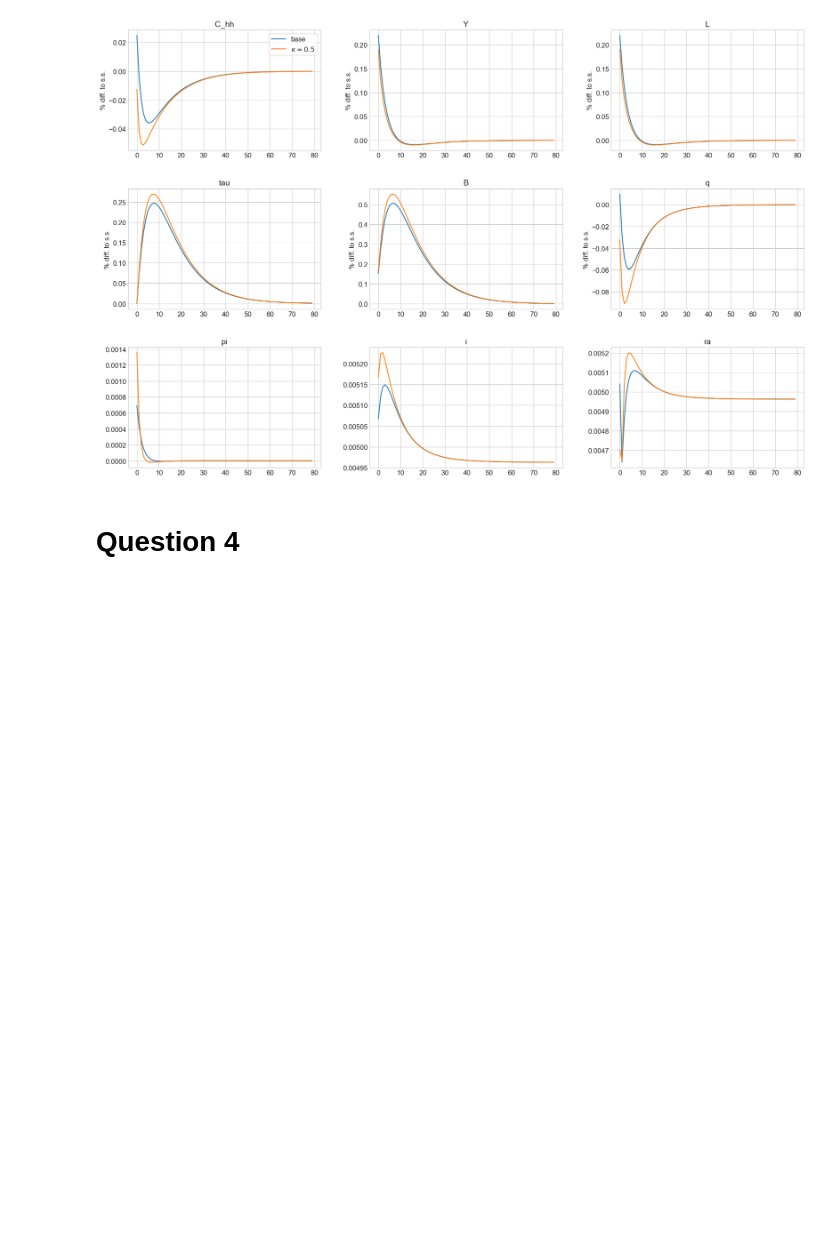
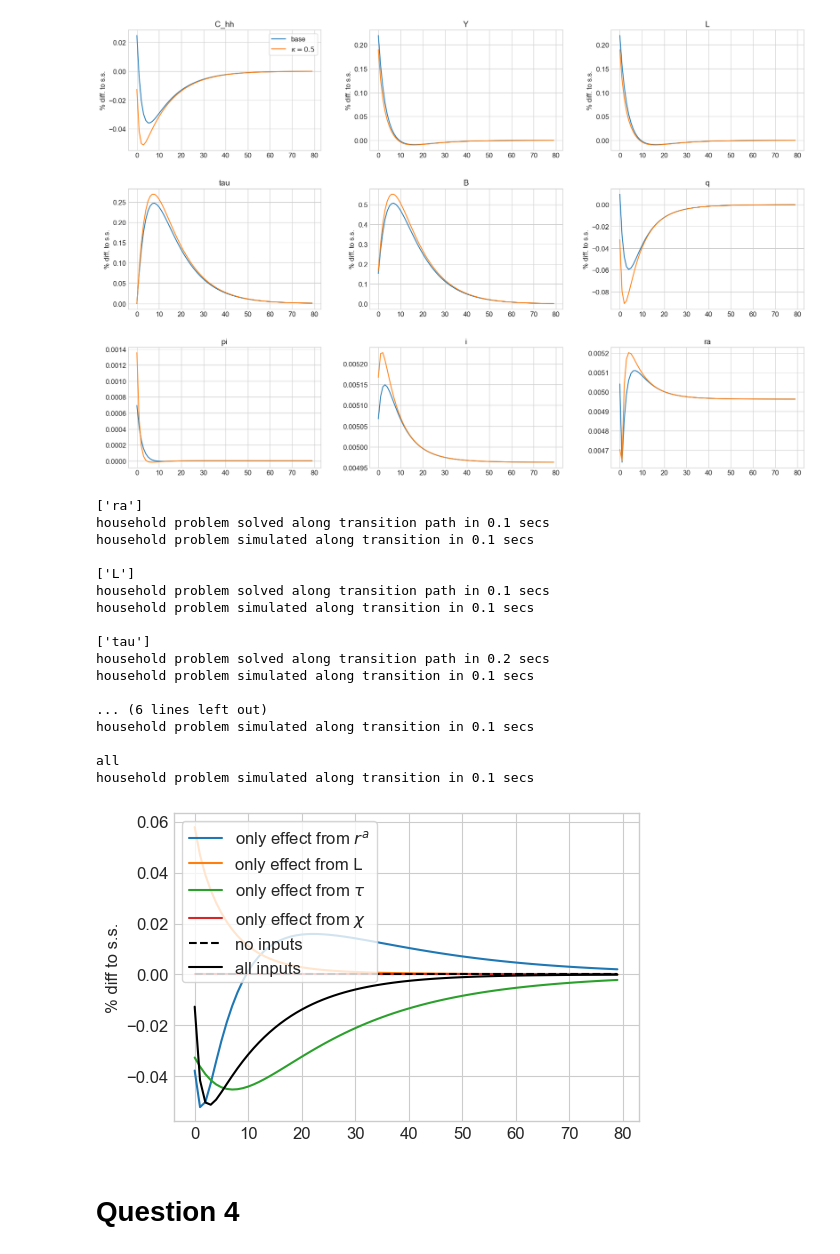
Before and after one commit to AskerNC/AdvMacroHet, a Jupyter notebook: Assignments/Handin/A2_HANK/HANK.ipynb, the cells around one changed output. Saved outputs shown, nothing was run; the diff lists cells and outputs as text; code cells hidden in the pictures; blank space fills up the shorter version.

```diff
--- a/Assignments/Handin/A2_HANK/HANK.ipynb
+++ b/Assignments/Handin/A2_HANK/HANK.ipynb
@@ -404,6 +407,27 @@ model.compare_IRFs([model,model_k],['base','$\kappa=0.5$'], paths,lvl_value=lvl_
 # %% [output]
 ### varnames ###
 [figure]
+# %%
+fig = decompose(model_k)
+# %% [output]
+['ra']
+household problem solved along transition path in 0.1 secs
+household problem simulated along transition in 0.1 secs
+
+['L']
+household problem solved along transition path in 0.1 secs
+household problem simulated along transition in 0.1 secs
+
+['tau']
+household problem solved along transition path in 0.2 secs
+household problem simulated along transition in 0.1 secs
+
+... (6 lines left out)
+household problem simulated along transition in 0.1 secs
+
+all
+household problem simulated along transition in 0.1 secs
+[figure, added]
 # %% [markdown]
 # Question 4
 # %%
```
Also changed, not shown: parts of 34 cells of this notebook, 11 other files.
